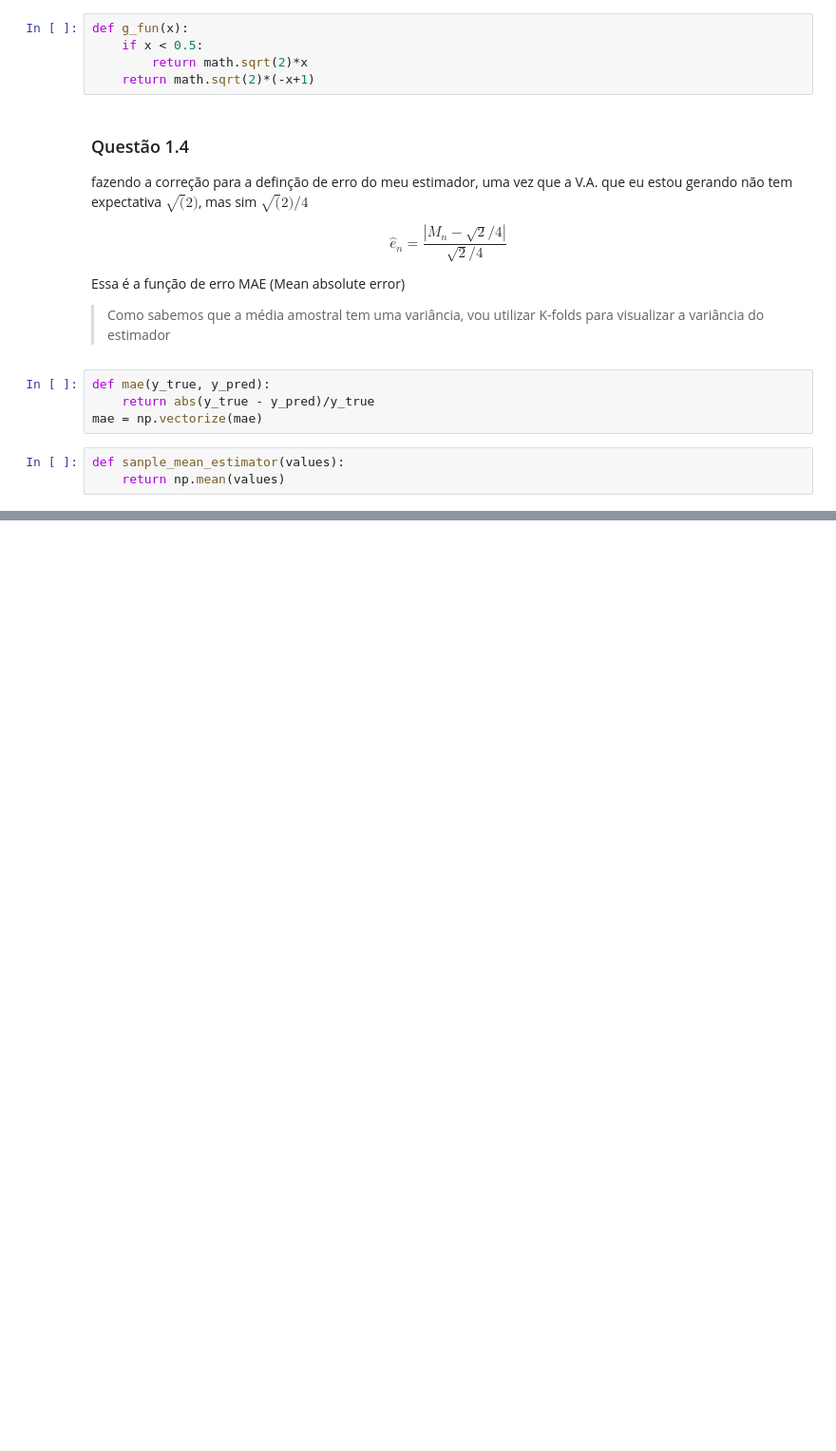
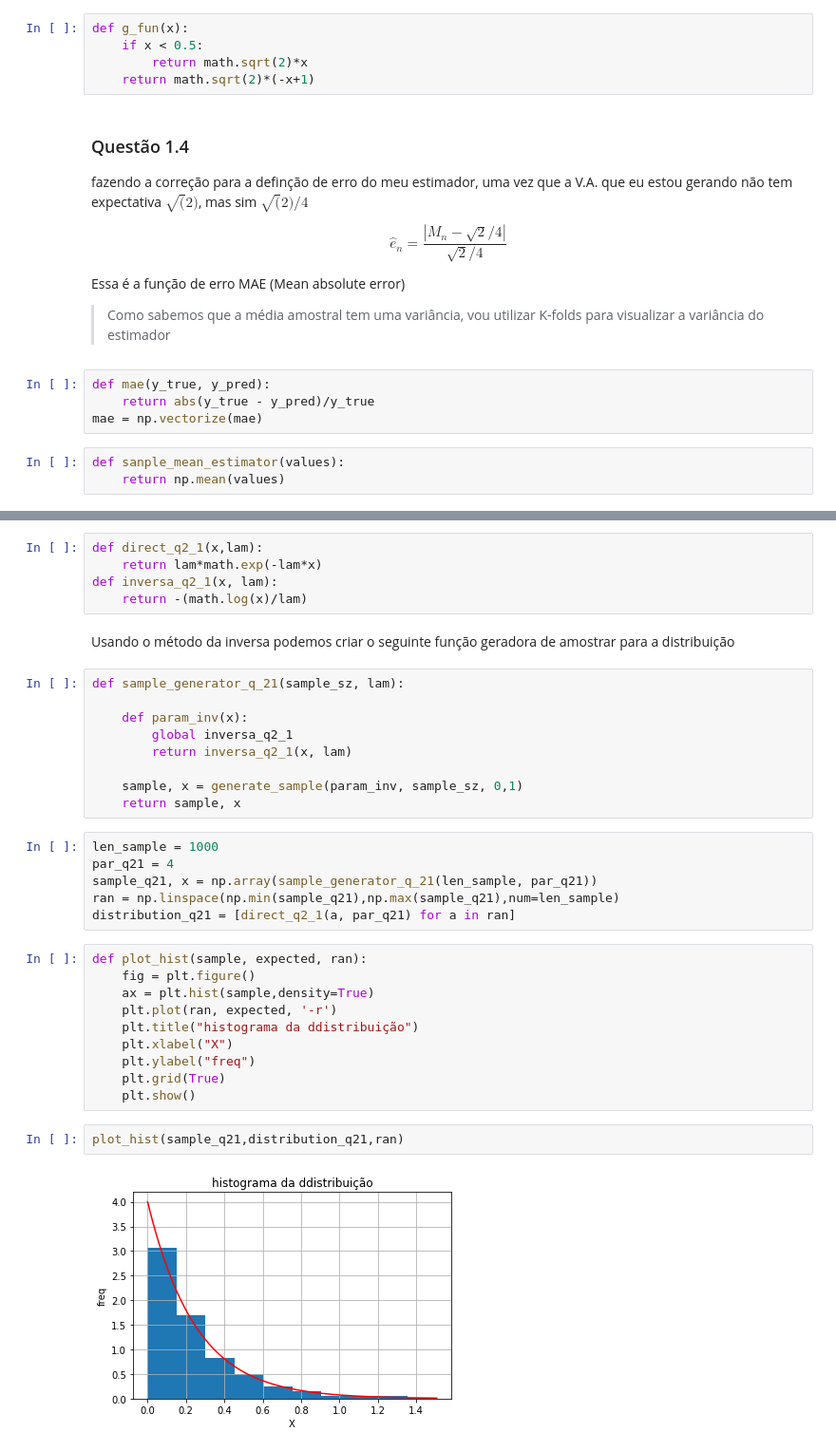
Before and after one commit to mtsz-thiago/mcmc, a Jupyter notebook: lista03.ipynb, the cells around one changed output, grey strips where cells are left out. Shown: that part at 95% size. Cells and saved outputs as stored; diff of their text form; blank space fills up the shorter version.

Commit message:
histogramas na questão 2

```diff
--- a/lista03.ipynb
+++ b/lista03.ipynb
@@ -198,0 +231,36 @@ plot_experiment1(estimates, errors)
+# %%
+def direct_q2_1(x,lam):
+    return lam*math.exp(-lam*x)
+def inversa_q2_1(x, lam):
+    return -(math.log(x)/lam)
+# %% [markdown]
+Usando o método da inversa podemos criar o seguinte função geradora de amostrar para a distribuição
+# %%
+def sample_generator_q_21(sample_sz, lam):
+
+    def param_inv(x):
+        global inversa_q2_1
+        return inversa_q2_1(x, lam)
+
+    sample, x = generate_sample(param_inv, sample_sz, 0,1)
+    return sample, x
+# %%
+len_sample = 1000
+par_q21 = 4
+sample_q21, x = np.array(sample_generator_q_21(len_sample, par_q21))
+ran = np.linspace(np.min(sample_q21),np.max(sample_q21),num=len_sample)
+distribution_q21 = [direct_q2_1(a, par_q21) for a in ran]
+# %%
+def plot_hist(sample, expected, ran):
+    fig = plt.figure()
+    ax = plt.hist(sample,density=True)
+    plt.plot(ran, expected, '-r')
+    plt.title("histograma da ddistribuição")
+    plt.xlabel("X")
+    plt.ylabel("freq")
+    plt.grid(True)
+    plt.show()
+# %%
+plot_hist(sample_q21,distribution_q21,ran)
+# %% [output]
+[figure, added]
```
Also changed, not shown: parts of 23 cells of this notebook.
